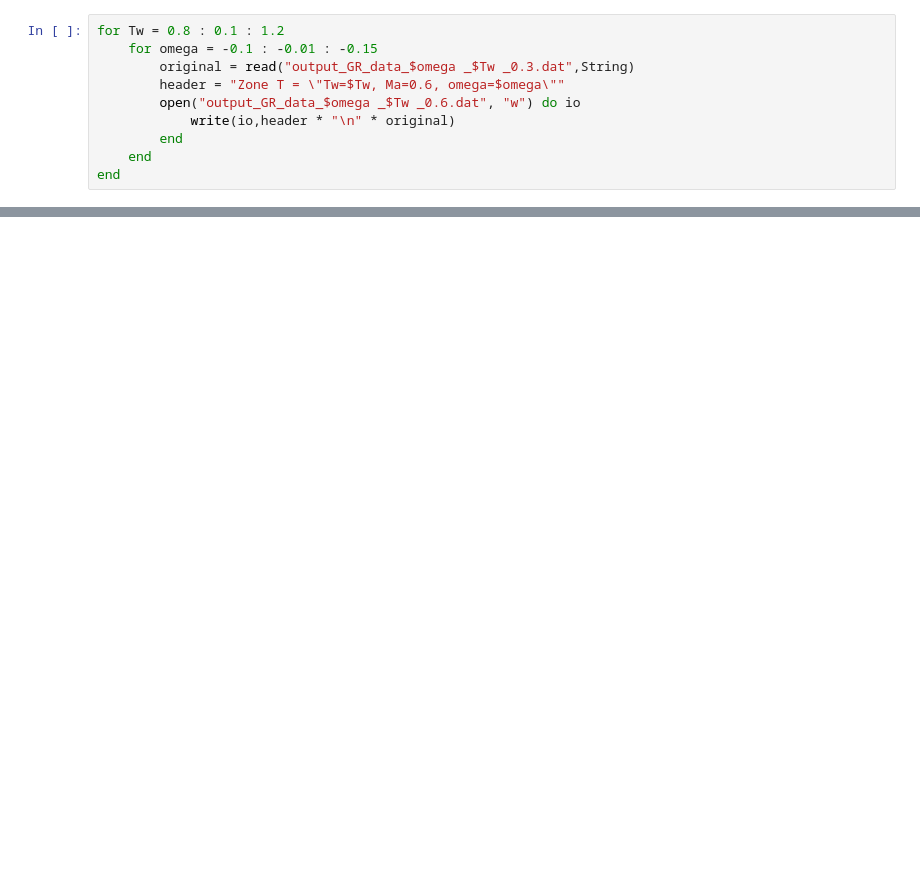
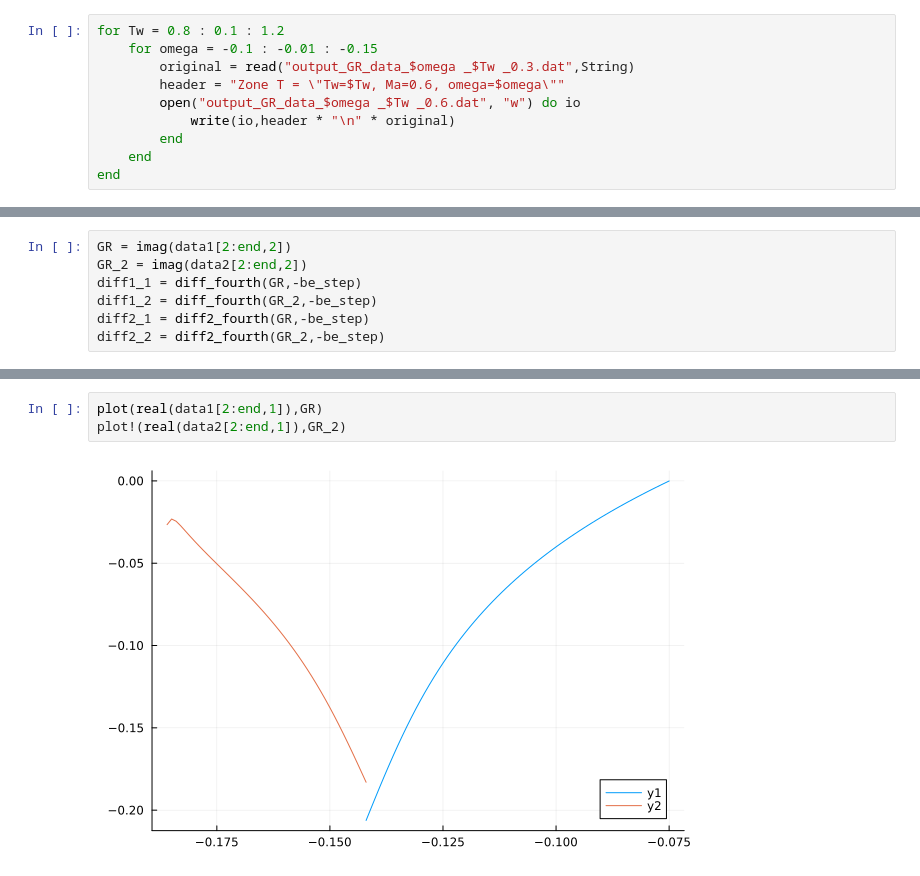
Before and after one commit to HaojieZhang917/compressible_bek, a Jupyter notebook: compress/BEK/Bode/eN/Andianfa/eN.ipynb, the cells around one changed output, grey strips where cells are left out. Cells and saved outputs as stored; diff of their text form; blank space fills up the shorter version.

```diff
--- a/compress/BEK/Bode/eN/Andianfa/eN.ipynb
+++ b/compress/BEK/Bode/eN/Andianfa/eN.ipynb
@@ -135,0 +367,7 @@ end
+# %%
+GR = imag(data1[2:end,2])
+GR_2 = imag(data2[2:end,2])
+diff1_1 = diff_fourth(GR,-be_step)
+diff1_2 = diff_fourth(GR_2,-be_step)
+diff2_1 = diff2_fourth(GR,-be_step)
+diff2_2 = diff2_fourth(GR_2,-be_step)
@@ -135,0 +396,5 @@ end
+# %%
+plot(real(data1[2:end,1]),GR)
+plot!(real(data2[2:end,1]),GR_2)
+# %% [output]
+[figure, added]
```
Also changed, not shown: parts of 15 cells of this notebook, 4 other files.
